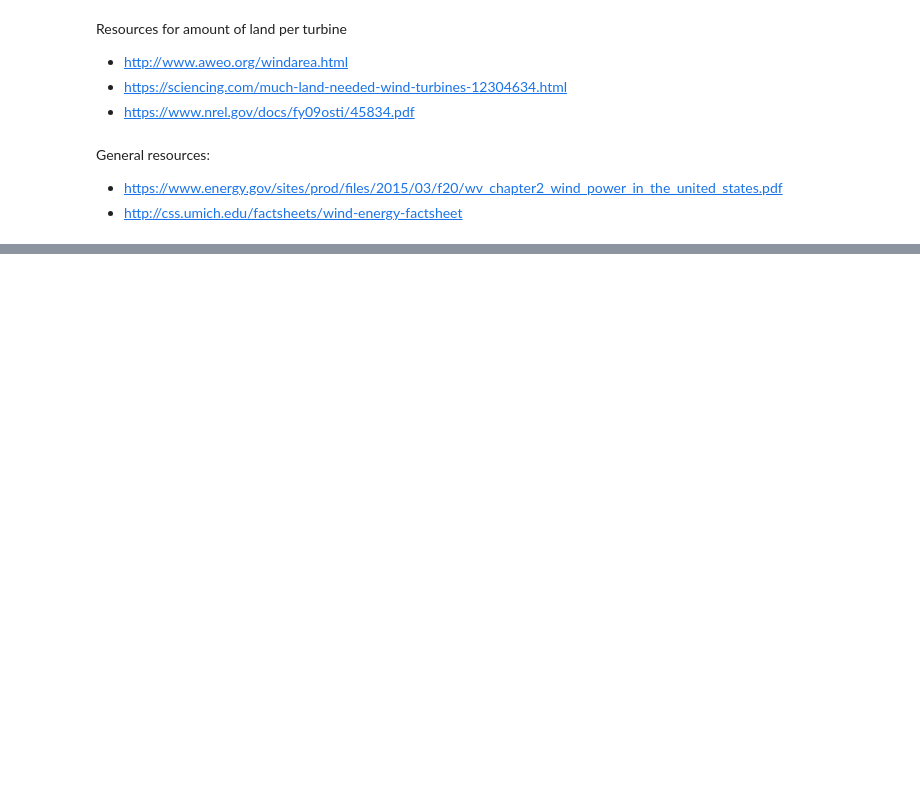
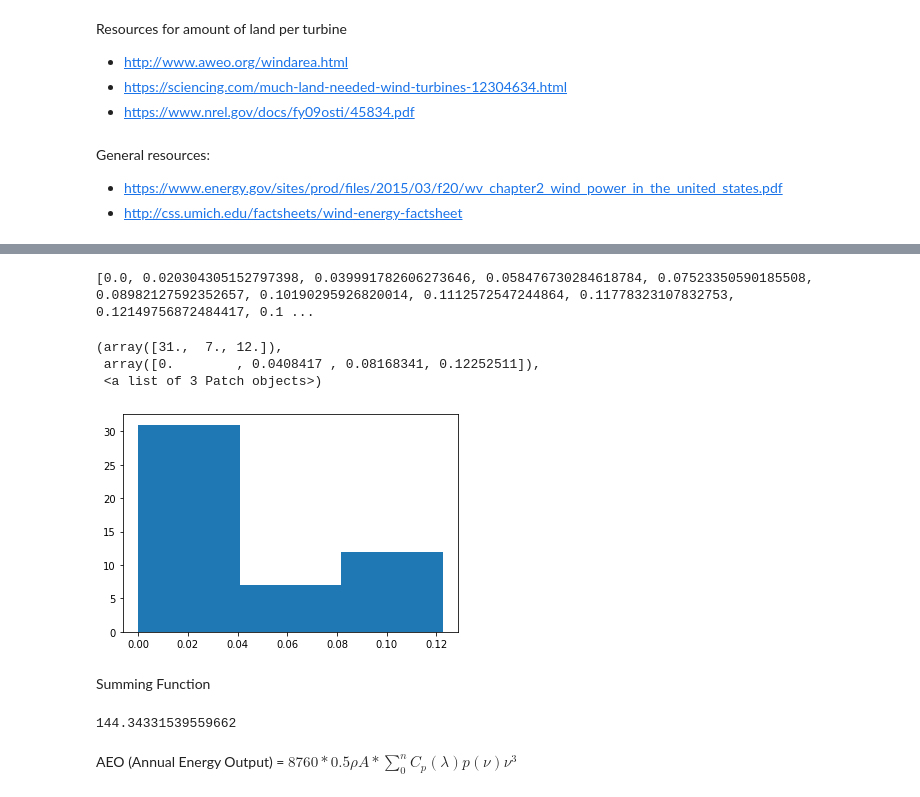
Before and after one commit to awoodwa/PlanIt, a Jupyter notebook: windenergy_function.ipynb, the cells around one changed output, grey strips where cells are left out. Cells and saved outputs as stored; diff of their text form; code cells hidden in the pictures; blank space fills up the shorter version.

```diff
--- a/windenergy_function.ipynb
+++ b/windenergy_function.ipynb
@@ -100,0 +178,20 @@ General resources:
+# %%
+k = 2
+c = 7
+#wind_sp = 3
+pdf_list = []
+for wind_sp in np.arange(0, 25, 0.5):
+    pdf = (k/c)*(wind_sp/c)**(k-1)*math.exp(-(wind_sp/c)**k)
+    pdf_list.append(pdf)
+
+print(pdf_list)
+
+plt.hist(pdf_list, bins = 3)
+# %% [output]
+[0.0, 0.020304305152797398, 0.039991782606273646, 0.058476730284618784, 0.07523350590185508, 0.08982127592352657, 0.10190295926820014, 0.1112572547244864, 0.11778323107832753, 0.12149756872484417, 0.1 ...
+(array([31.,  7., 12.]),
+ array([0.        , 0.0408417 , 0.08168341, 0.12252511]),
+ <a list of 3 Patch objects>)
+[figure, added]
+# %% [markdown]
+Summing Function
@@ -100,0 +227,7 @@ General resources:
+# %%
+#t = [3, 5, 7, 7, 10, 10, 11, 11.5, 14, 16, 20, 26]
+summation(tseries_NYC)
+# %% [output]
+144.34331539559662
+# %% [markdown]
+AEO (Annual Energy Output) = $8760 * 0.5 \rho A *\sum_{0}^n C_p(\lambda) p(\nu) \nu^3 $
```
Also changed, not shown: parts of 33 cells of this notebook.
